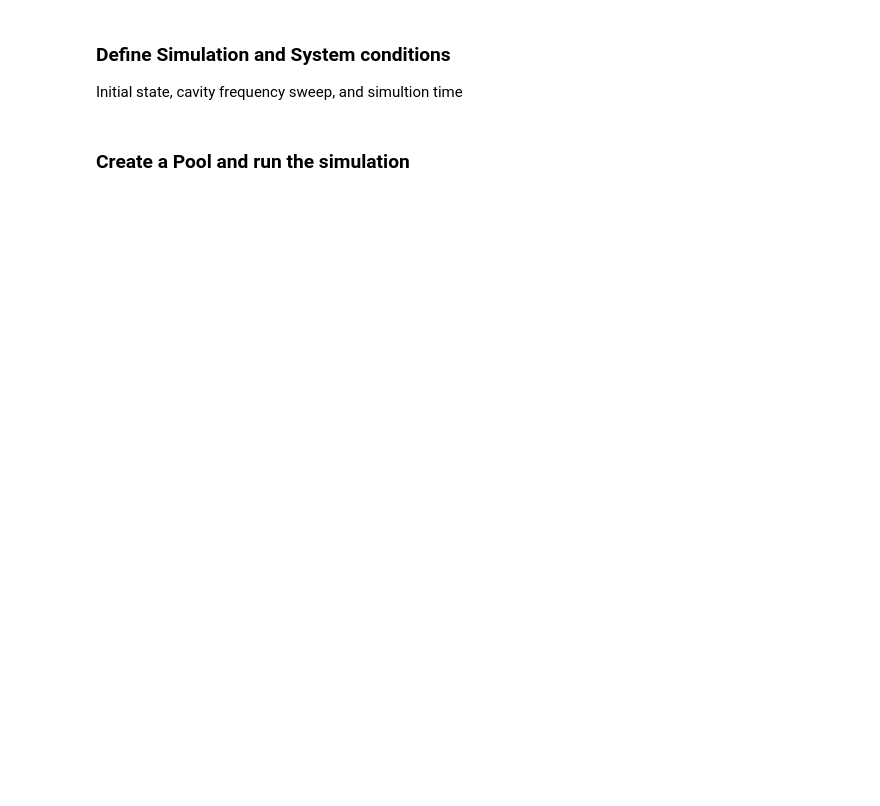
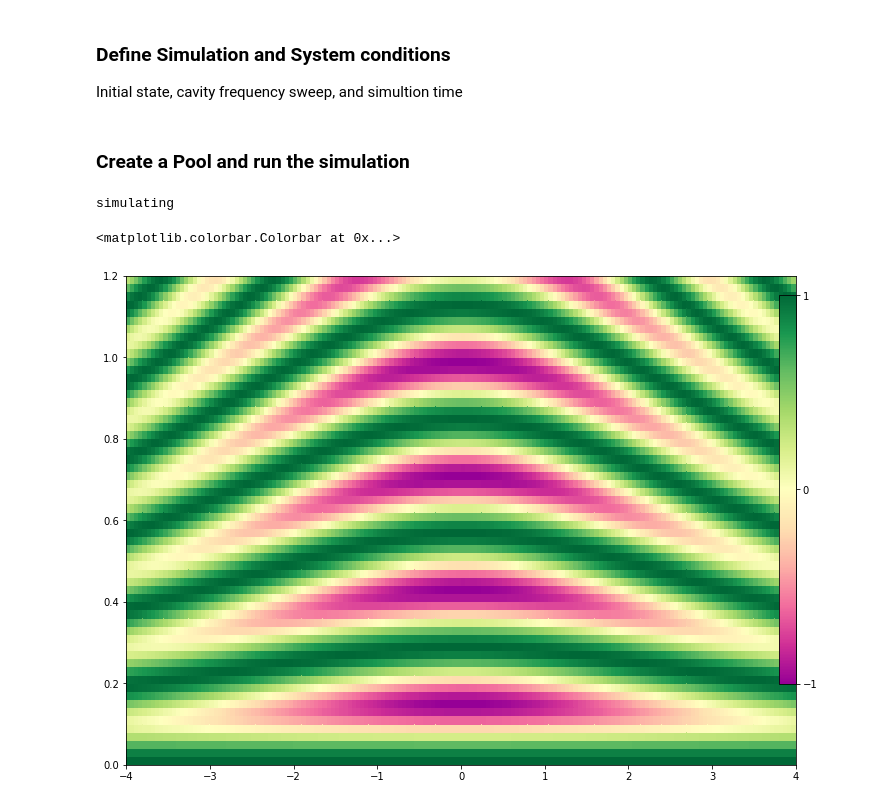
Before and after one commit to CirQuS-UTS/QuanGuru, a Jupyter notebook: Demos/NewObjectDemo.ipynb, the cells around one changed output. Cells and saved outputs as stored; diff of their text form; code cells hidden in the pictures; blank space fills up the shorter version.

```diff
--- a/Demos/NewObjectDemo.ipynb
+++ b/Demos/NewObjectDemo.ipynb
@@ -62,7 +66,10 @@ JCSys.initialState = [0,0]
 cavFreqSweep = qSim.Loop.addSweep(sys=cav, sweepKey='frequency')
 cavFreqSweep.sweepList = np.arange(-4, 4+0.05, 0.05)
 
-qSim.times = np.arange(0,1+qSim.stepSize, qSim.stepSize)
+"""gSweep = qSim.beforeLoop.addSweep(sys=JCcoupling, sweepKey='couplingStrength')
+gSweep.sweepList = np.arange(0, 2, 0.05)"""
+
+qSim.steps = 60
 # %% [markdown]
 ### Create a Pool and run the simulation
 # %%
@@ -77,11 +84,17 @@ qSim.compute = expect
 p = Pool(processes=cpu_count())
 print('simulating')
 statesDigit, parityDigit = qSim.run(p)
+# %% [output]
+simulating
 # %%
 fig = plt.figure(figsize=(12,9))
 setC = [0.88, 0.25, 0.02, 0.6]
 axGrids = ck.Plotting.Functions.grid(1, 1, fig=fig)
-ck.Plotting.SimplePlots.colorPlot(cavFreqSweep.sweepList, qSim.times, parityDigit,ax=axGrids[0], irregular=irreg, gif=fig, setC=setC)
+
+ck.Plotting.SimplePlots.colorPlot(cavFreqSweep.sweepList, [x*qSim.stepSize for x in range(qSim.steps+1)], parityDigit,ax=axGrids[0], gif=fig, setC=setC)
+# %% [output]
+<matplotlib.colorbar.Colorbar at 0x...>
+[figure, added]
 # %%
 JCSys.reset()
 JCSys.createSysCoupling([qub,cav],[QuantumToolbox.operators.sigmax, QuantumToolbox.operators.create], g)
```
Also changed, not shown: parts of 2 cells of this notebook.
